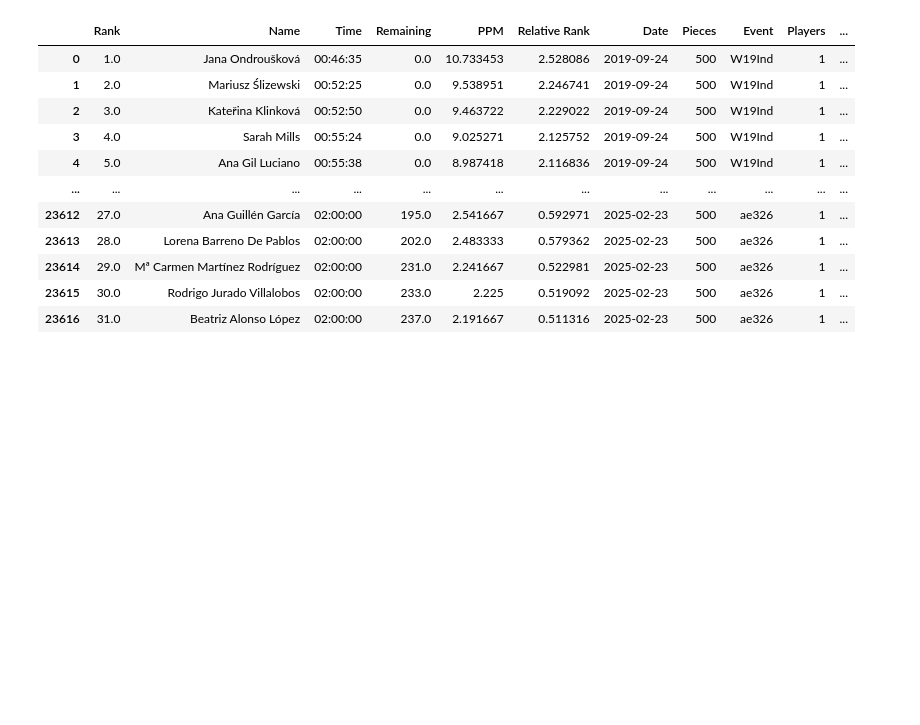
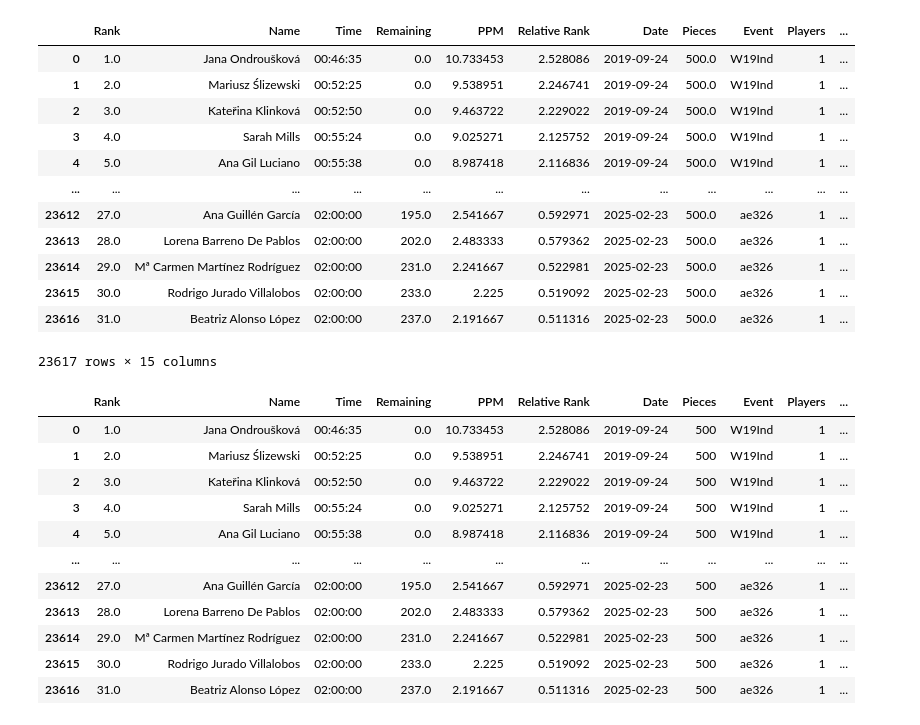
Before and after one commit to JacobPilawa/puzzleboard, a Jupyter notebook: scratchwork.ipynb, the cells around one changed output. Saved outputs shown, nothing was run; the diff lists cells and outputs as text; code cells hidden in the pictures; blank space fills up the shorter version.

```diff
--- a/scratchwork.ipynb
+++ b/scratchwork.ipynb
@@ -46,0 +43,47 @@ combined_df['Name'] = combined_df['Name'].str.strip()
+# %%
+for name, df in dfs.items():
+    df['Event'] = name
+
+combined_df = pd.concat(dfs.values(), ignore_index=True)
+combined_df = combined_df.drop(columns=['Unnamed: 11', 'Unnamed: 12'], errors='ignore')
+
+def time_to_seconds(time_str):
+    try:
+        h, m, s = map(int, time_str.split(':'))
+        return h * 3600 + m * 60 + s
+    except Exception:
+        return np.nan
+
+combined_df['time_in_seconds'] = combined_df['Time'].apply(time_to_seconds)
+
+def clean_remaining(val):
+    if pd.isna(val):
+        return 0
+    if isinstance(val, str) and re.fullmatch(r"\d{1,2}:\d{2}:\d{2}", val):
+        return 0
+    return val
+
+combined_df["Remaining"] = combined_df["Remaining"].apply(clean_remaining)
+
+combined_df['time_penalty'] = (((500 - combined_df['Remaining']) / combined_df['time_in_seconds'])**(-1)) * combined_df['Remaining']
+combined_df['corrected_time'] = combined_df['time_penalty'] + combined_df['time_in_seconds']
+
+## DATA CLEANING
+combined_df['Name'] = combined_df['Name'].str.strip()
+combined_df['Pieces'] = pd.to_numeric(combined_df['Pieces'],errors='coerce')
+# %%
+combined_df
+# %% [output]
+|  | Rank | Name | Time | Remaining | PPM | Relative Rank | Date | Pieces | Event | Players | ... |
+| 0 | 1.0 | Jana Ondroušková | 00:46:35 | 0.0 | 10.733453 | 2.528086 | 2019-09-24 | 500.0 | W19Ind | 1 | ... |
+| 1 | 2.0 | Mariusz Ślizewski | 00:52:25 | 0.0 | 9.538951 | 2.246741 | 2019-09-24 | 500.0 | W19Ind | 1 | ... |
+| 2 | 3.0 | Kateřina Klinková | 00:52:50 | 0.0 | 9.463722 | 2.229022 | 2019-09-24 | 500.0 | W19Ind | 1 | ... |
+| 3 | 4.0 | Sarah Mills | 00:55:24 | 0.0 | 9.025271 | 2.125752 | 2019-09-24 | 500.0 | W19Ind | 1 | ... |
+| 4 | 5.0 | Ana Gil Luciano | 00:55:38 | 0.0 | 8.987418 | 2.116836 | 2019-09-24 | 500.0 | W19Ind | 1 | ... |
+| ... | ... | ... | ... | ... | ... | ... | ... | ... | ... | ... | ... |
+| 23612 | 27.0 | Ana Guillén García | 02:00:00 | 195.0 | 2.541667 | 0.592971 | 2025-02-23 | 500.0 | ae326 | 1 | ... |
+| 23613 | 28.0 | Lorena Barreno De Pablos | 02:00:00 | 202.0 | 2.483333 | 0.579362 | 2025-02-23 | 500.0 | ae326 | 1 | ... |
+| 23614 | 29.0 | Mª Carmen Martínez Rodríguez | 02:00:00 | 231.0 | 2.241667 | 0.522981 | 2025-02-23 | 500.0 | ae326 | 1 | ... |
+| 23615 | 30.0 | Rodrigo Jurado Villalobos | 02:00:00 | 233.0 | 2.225 | 0.519092 | 2025-02-23 | 500.0 | ae326 | 1 | ... |
+| 23616 | 31.0 | Beatriz Alonso López | 02:00:00 | 237.0 | 2.191667 | 0.511316 | 2025-02-23 | 500.0 | ae326 | 1 | ... |
+23617 rows × 15 columns
```
Also changed, not shown: parts of 3 cells of this notebook, 2 other files.
